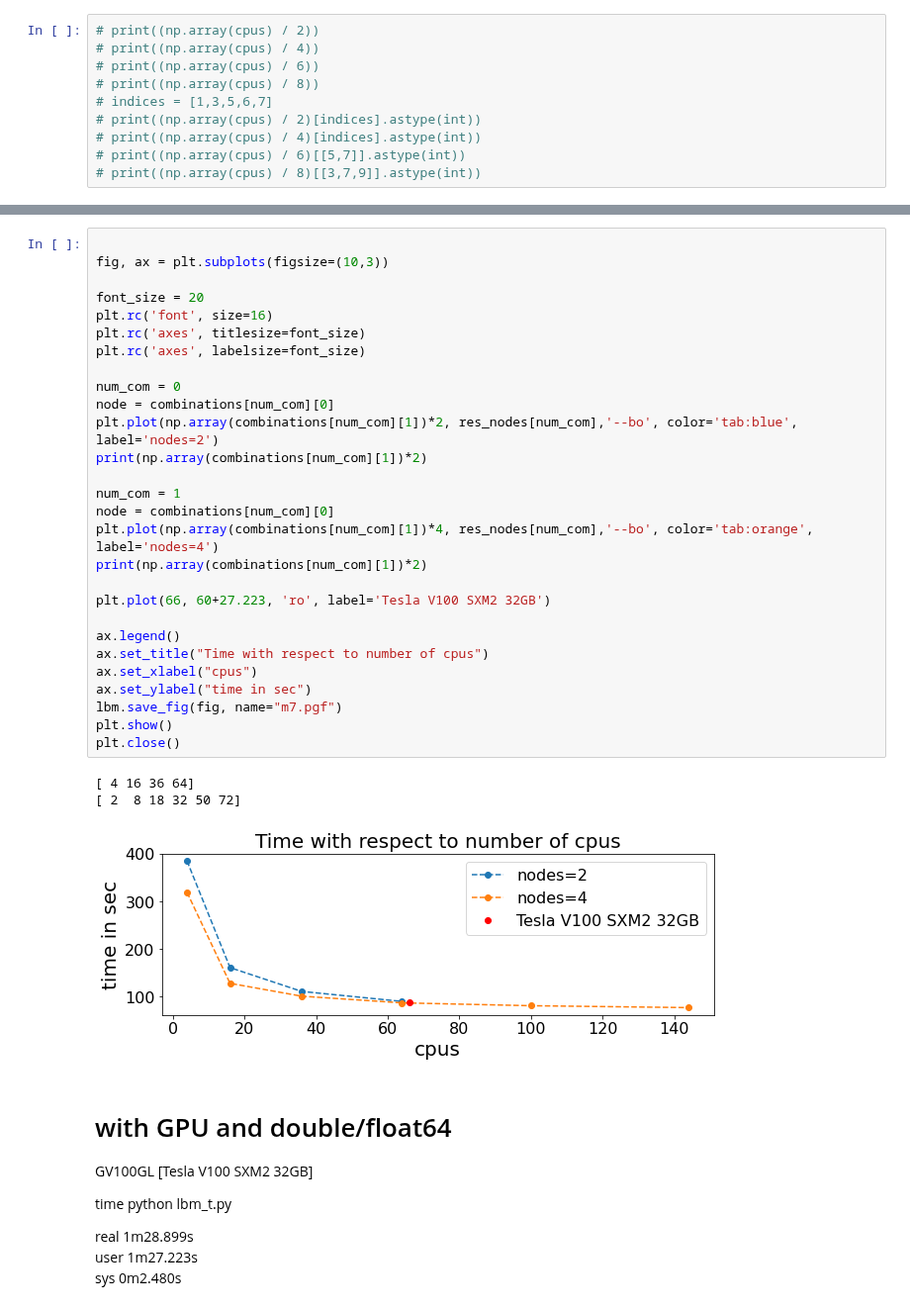
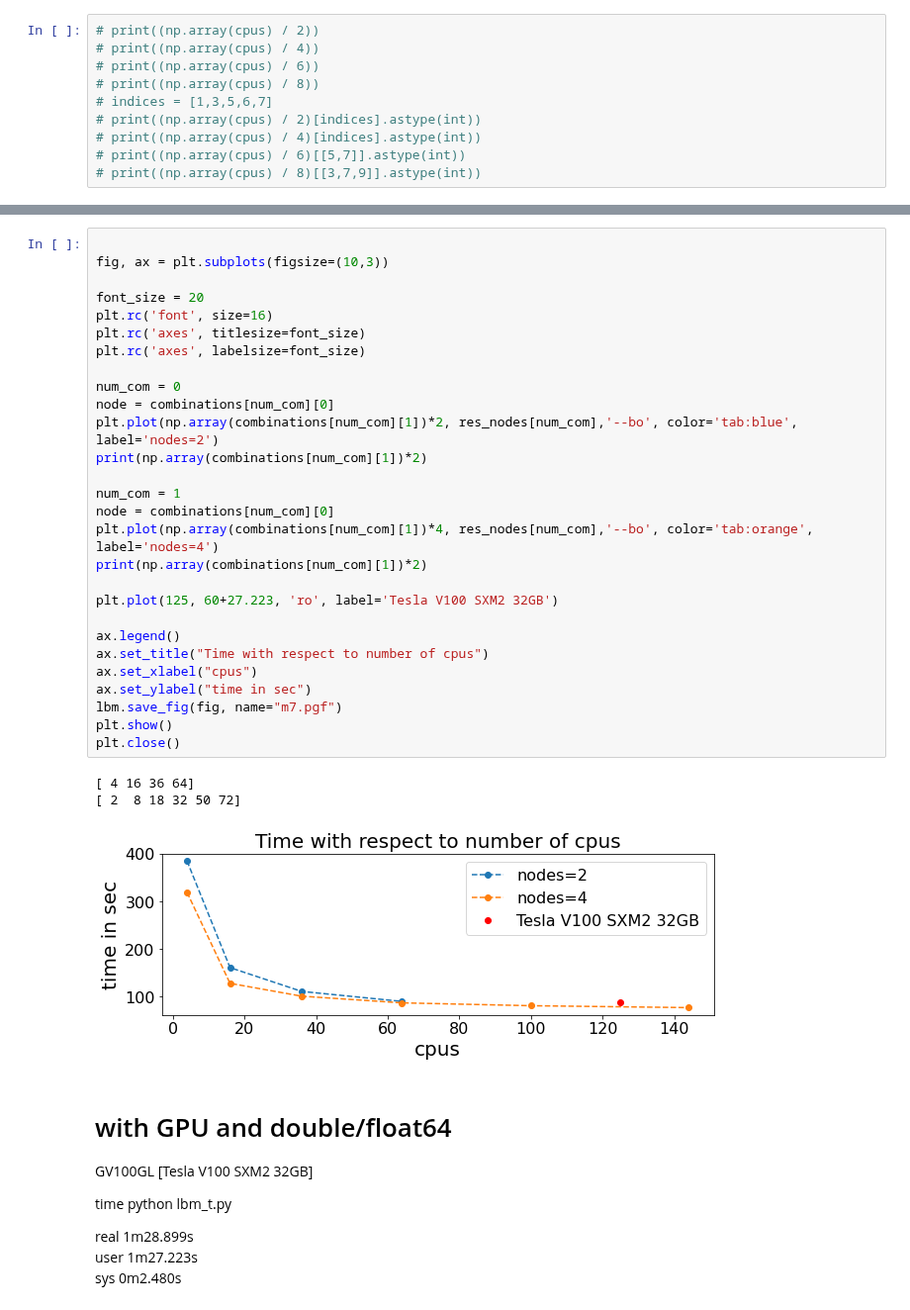
Before and after one commit to jonas27/pylbm, a Jupyter notebook: milestones/m7/m7.ipynb, the cells around one changed output, grey strips where cells are left out. Shown at 99% size. Saved outputs shown, nothing was run; the diff lists cells and outputs as text.

```diff
--- a/milestones/m7/m7.ipynb
+++ b/milestones/m7/m7.ipynb
@@ -51,35 +52,35 @@ ERROR!!!
 # %%
 
 fig, ax = plt.subplots(figsize=(10,3))
 
 font_size = 20
 plt.rc('font', size=16)
 plt.rc('axes', titlesize=font_size)
 plt.rc('axes', labelsize=font_size)
 
 num_com = 0
 node = combinations[num_com][0]
 plt.plot(np.array(combinations[num_com][1])*2, res_nodes[num_com],'--bo', color='tab:blue', label='nodes=2')
 print(np.array(combinations[num_com][1])*2)
 
 num_com = 1
 node = combinations[num_com][0]
 plt.plot(np.array(combinations[num_com][1])*4, res_nodes[num_com],'--bo', color='tab:orange', label='nodes=4')
 print(np.array(combinations[num_com][1])*2)
 
-plt.plot(66, 60+27.223, 'ro', label='Tesla V100 SXM2 32GB')
+plt.plot(125, 60+27.223, 'ro', label='Tesla V100 SXM2 32GB')
 
 ax.legend()
 ax.set_title("Time with respect to number of cpus")
 ax.set_xlabel("cpus")
 ax.set_ylabel("time in sec")
 lbm.save_fig(fig, name="m7.pgf")
 plt.show()
 plt.close()
 # %% [output]
 [ 4 16 36 64]
 [ 2  8 18 32 50 72]
-[figure, old version]
+[figure, new version]
 # %% [markdown]
 # with GPU and double/float64
 GV100GL [Tesla V100 SXM2 32GB]
```
Also changed, not shown: parts of 1 cell of this notebook, 10 other files.
